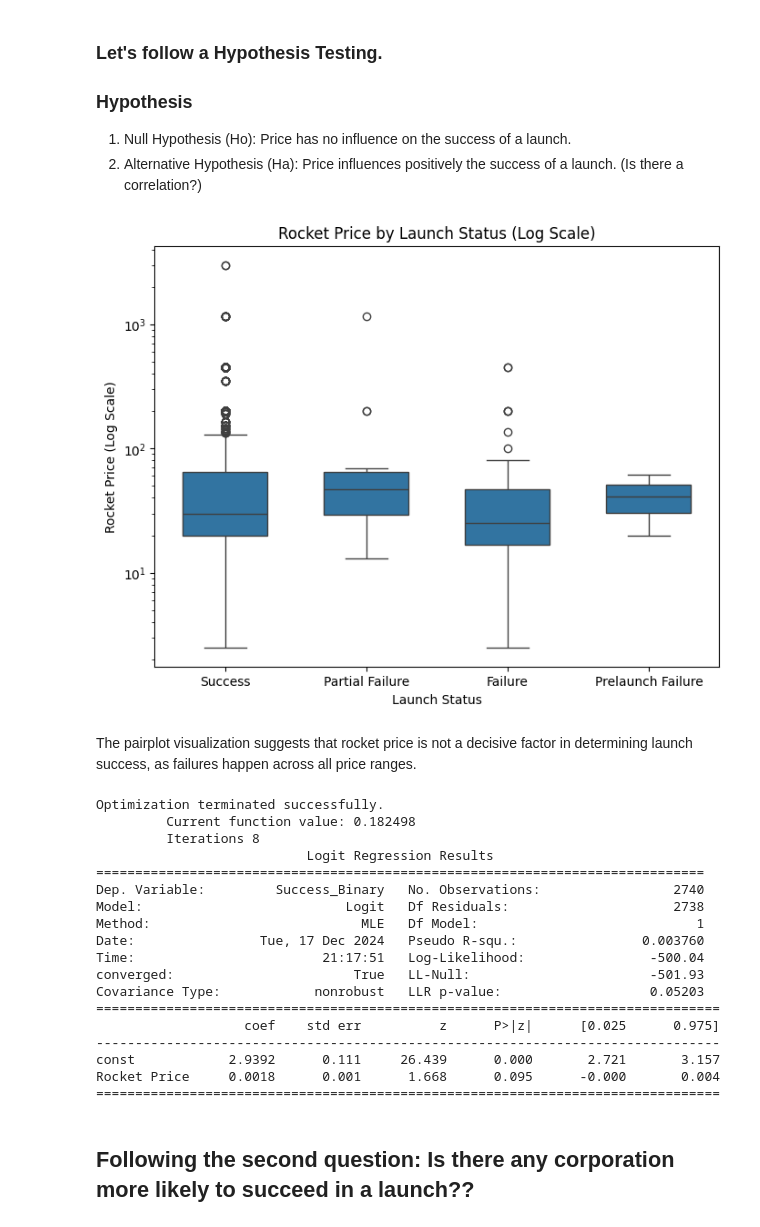
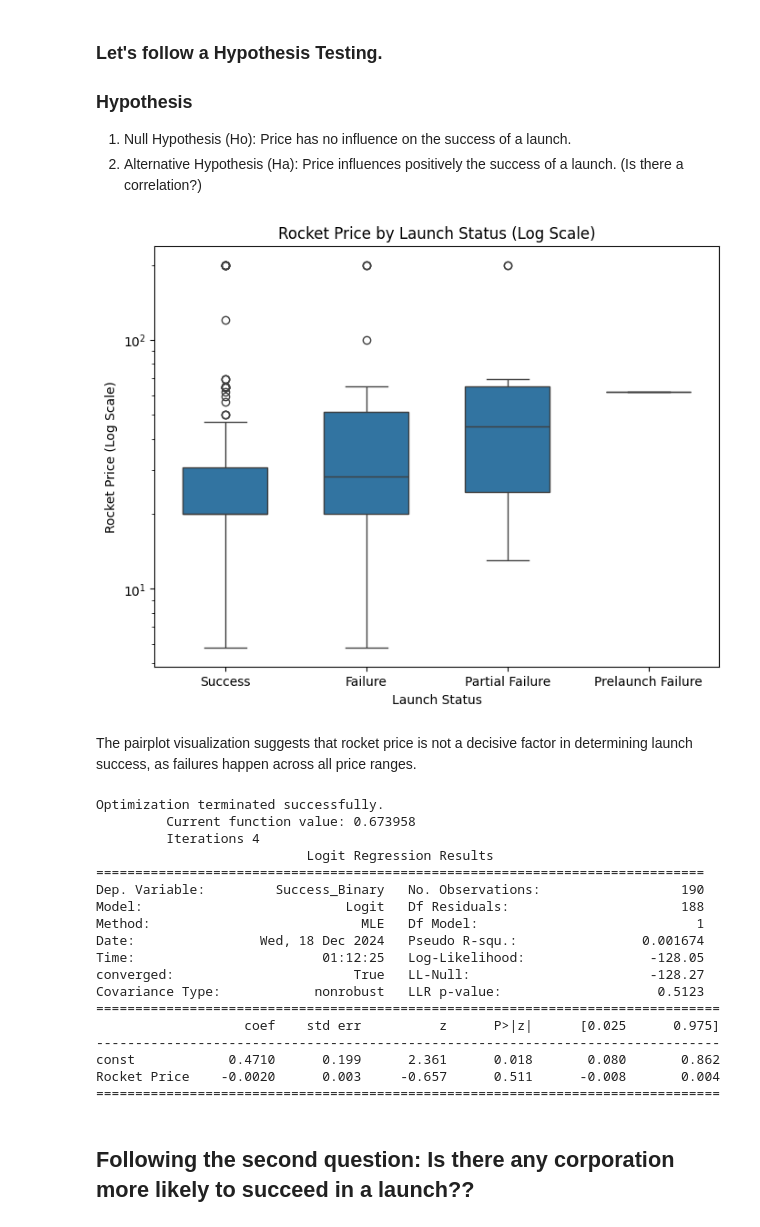
Before and after one commit to bernardodemelo/Rocket-Launch-Analysis, a Jupyter notebook: trabalho.ipynb, the cells around one changed output. Saved outputs shown, nothing was run; the diff lists cells and outputs as text; code cells hidden in the pictures.

Commit message:
Balanced dataset via undersampling (16x). Performed last question and its resolution

```diff
--- a/trabalho.ipynb
+++ b/trabalho.ipynb
@@ -37,3 +48,0 @@ Let's now consider the dataset info and all feature present after the merger.
-# %%
-launch_data.dropna(inplace=True)
-launch_data.info()
@@ -57,0 +71,4 @@ memory usage: 633.9+ KB
+# %%
+launch_data = launch_data.drop_duplicates()
+launch_data = launch_data.dropna()
+launch_data = launch_data.drop(["Launch Id"], axis="columns")
@@ -74,0 +126,20 @@ plt.show()
+# %%
+
+df_majority = launch_data[launch_data['Launch Status'] == 'Success']
+df_minority = launch_data[launch_data['Launch Status'] != 'Success']
+
+sample_size = int(len(df_majority)/16)
+# Downsample majority class
+df_majority_downsampled = resample(df_majority,
+                                   replace=False,    # sample without replacement
+                                   n_samples=sample_size,     # match number in minority class
+                                   random_state=42)  # reproducible results
+
+# Combine minority class with downsampled majority class
+df_balanced = pd.concat([df_minority, df_majority_downsampled])
+
+# Shuffle the dataset
+df_balanced = df_balanced.sample(frac=1, random_state=42).reset_index(drop=True)
+
+# Verify the new class distribution
+balanced_status = df_balanced['Launch Status'].value_counts()
@@ -83,14 +166,14 @@ plt.show()
 # %%
 import seaborn as sns
 plt.figure(figsize=(8, 6))
-sns.boxplot(x='Launch Status', y='Rocket Price', data=launch_data, width=0.6)
+sns.boxplot(x='Launch Status', y='Rocket Price', data=df_balanced, width=0.6)
 plt.yscale('log')
 plt.title('Rocket Price by Launch Status (Log Scale)')
 plt.xlabel('Launch Status')
 plt.ylabel('Rocket Price (Log Scale)')
 plt.show()
 # %% [output]
-[figure, old version]
+[figure, new version]
 # %% [markdown]
 The pairplot visualization suggests that rocket price is not a decisive factor in determining launch success, as failures happen across all price ranges.
 # %%
@@ -99,34 +182,34 @@ import statsmodels.api as sm
 
 # Converting all the success values to binary values.
 # 1 means Success. 0 means not Success (Failure).
-launch_data['Success_Binary'] = (launch_data['Launch Status'] == 'Success').astype(int)
+df_balanced['Success_Binary'] = (df_balanced['Launch Status'] == 'Success').astype(int)
 
 # Redefine X and y
-X = launch_data[['Rocket Price']]
+X = df_balanced[['Rocket Price']]
 X = sm.add_constant(X)
-y = launch_data['Success_Binary']
+y = df_balanced['Success_Binary']
 
 # Fit logistic regression
 model = sm.Logit(y, X).fit()
 print(model.summary())
 # %% [output]
 Optimization terminated successfully.
-         Current function value: 0.182498
-         Iterations 8
+         Current function value: 0.673958
+         Iterations 4
                            Logit Regression Results
 ==============================================================================
-Dep. Variable:         Success_Binary   No. Observations:                 2740
-Model:                          Logit   Df Residuals:                     2738
+Dep. Variable:         Success_Binary   No. Observations:                  190
+Model:                          Logit   Df Residuals:                      188
 Method:                           MLE   Df Model:                            1
-Date:                Tue, 17 Dec 2024   Pseudo R-squ.:                0.003760
-Time:                        21:17:51   Log-Likelihood:                -500.04
-converged:                       True   LL-Null:                       -501.93
-Covariance Type:            nonrobust   LLR p-value:                   0.05203
+Date:                Wed, 18 Dec 2024   Pseudo R-squ.:                0.001674
+Time:                        01:12:25   Log-Likelihood:                -128.05
+converged:                       True   LL-Null:                       -128.27
+Covariance Type:            nonrobust   LLR p-value:                    0.5123
 ================================================================================
                    coef    std err          z      P>|z|      [0.025      0.975]
 --------------------------------------------------------------------------------
-const            2.9392      0.111     26.439      0.000       2.721       3.157
-Rocket Price     0.0018      0.001      1.668      0.095      -0.000       0.004
+const            0.4710      0.199      2.361      0.018       0.080       0.862
+Rocket Price    -0.0020      0.003     -0.657      0.511      -0.008       0.004
 ================================================================================
 # %% [markdown]
 ## Following the second question: Is there any corporation more likely to succeed in a launch??
```
Also changed, not shown: parts of 15 cells of this notebook, 1 other file.
